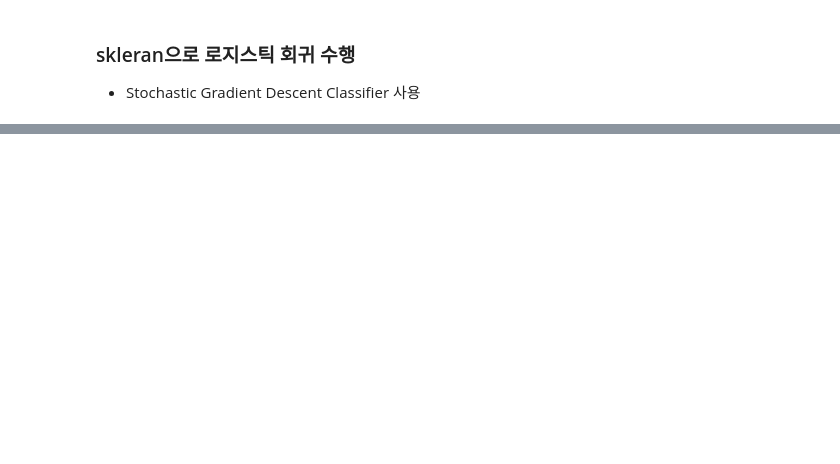
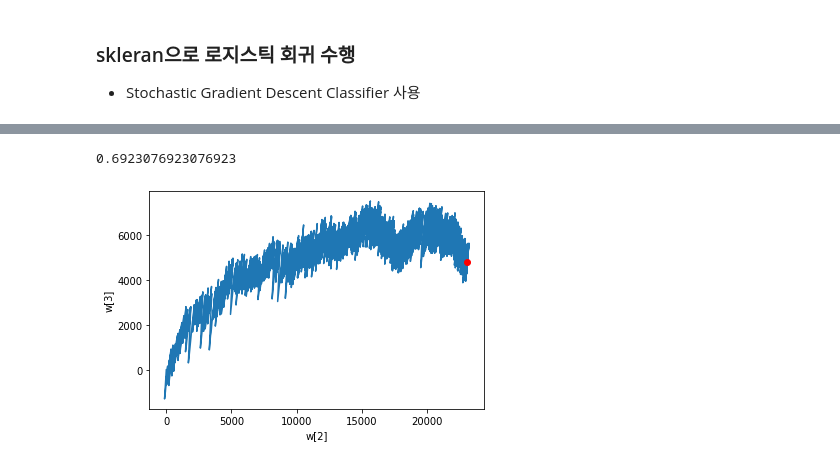
Before and after one commit to joonhyuk/mash-ML, a Jupyter notebook: DoItDeepLearning.ipynb, the cells around one changed output, grey strips where cells are left out. Saved outputs shown, nothing was run; the diff lists cells and outputs as text; code cells hidden in the pictures; blank space fills up the shorter version.

```diff
--- a/DoItDeepLearning.ipynb
+++ b/DoItDeepLearning.ipynb
@@ -503,0 +536,28 @@ sgd.score(x_test, y_test)
+# %%
+x_train, x_dev, y_train, y_dev = train_test_split(x_train_all, y_train_all,
+                                                  stratify=y_train_all,
+                                                  test_size=0.2,
+                                                  random_state=42)
+sgd = SGDClassifier(loss='log',
+                    random_state=42)
+sgd.fit(x_train, y_train)
+print(sgd.score(x_dev, y_dev))
+# %% [output]
+0.6923076923076923
+# %%
+layer1 = SingleLayer()
+layer1.fit(x_train, y_train)
+layer1.score(x_dev, y_dev)
+
+w2 = []
+w3 = []
+for w in layer1.w_history:
+    w2.append(w[2])
+    w3.append(w[3])
+plt.plot(w2, w3)
+plt.plot(w2[-1], w3[-1], 'ro')
+plt.xlabel('w[2]')
+plt.ylabel('w[3]')
+plt.show()
+# %% [output]
+[figure, added]
```
Also changed, not shown: parts of 7 cells of this notebook.
